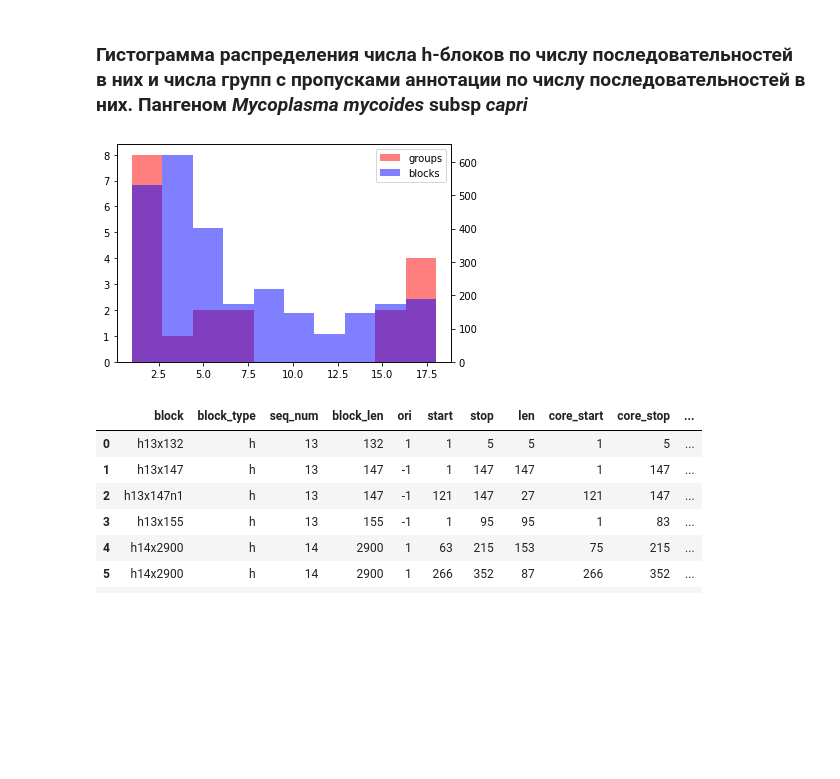
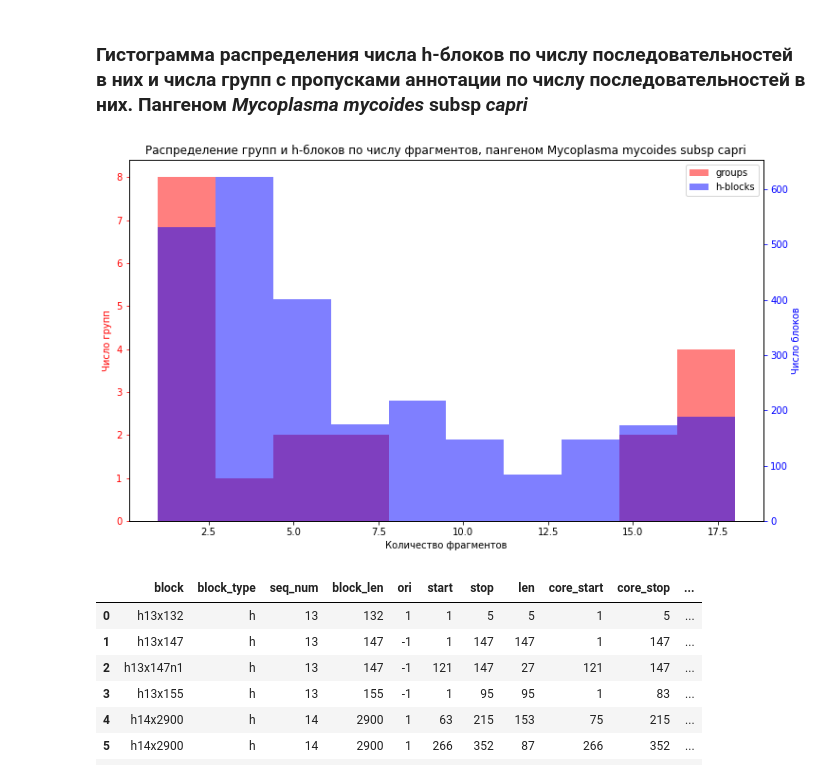
Before and after one commit to Real-Ivan-Chernykh/alan_pangenome, a Jupyter notebook: notebooks/Analyse_result.ipynb, the cells around one changed output. Drawn from its saved outputs; the diff is of its cells as text; code cells hidden in the pictures; blank space fills up the shorter version.

```diff
--- a/notebooks/Analyse_result.ipynb
+++ b/notebooks/Analyse_result.ipynb
@@ -454,19 +454,25 @@ block_table_capri
 # %% [markdown]
 ### Гистограмма распределения числа h-блоков по числу последовательностей в них и числа групп с пропусками аннотации по числу последовательностей в них. Пангеном *Mycoplasma mycoides* subsp *capri*
 # %%
-fig, ax1 = plt.subplots()
+fig, ax1 = plt.subplots(figsize = (12, 7))
 ax2 = ax1.twinx()
 a = alan_table_capri["genes_num"][filter_capri]
 b = block_table_capri["fragments"][block_table_capri["block_type"] == "h"]
 bins = np.histogram_bin_edges(np.concatenate([a, b]), bins=10)
 a.hist(ax = ax1, bins = bins, alpha = 0.5, label = "groups", grid = False, color = "red")
-b.hist(ax = ax2, bins = bins, alpha = 0.5, label = "blocks", grid = False, color = "blue")
+b.hist(ax = ax2, bins = bins, alpha = 0.5, label = "h-blocks", grid = False, color = "blue")
+ax1.set_xlabel("Количество фрагментов")
+ax1.set_ylabel("Число групп", color="red")
+ax2.set_ylabel("Число блоков", color="blue")
+ax1.tick_params(axis="y", colors="red")
+ax2.tick_params(axis="y", colors="blue")
+ax1.set_title("Распределение групп и h-блоков по числу фрагментов, пангеном Mycoplasma mycoides subsp capri")
 h1, l1 = ax1.get_legend_handles_labels()
 h2, l2 = ax2.get_legend_handles_labels()
 ax1.legend(h1 + h2, l1 + l2)
 plt.show()
 # %% [output]
-[figure, old version]
+[figure, new version]
 # %%
 alan_table_mycoides = pd.read_csv("mycoplasma_mycoides_subsp_mycoides/alan_result/groups.csv", index_col = 0)
 alan_table_mycoides.head(10)
```
